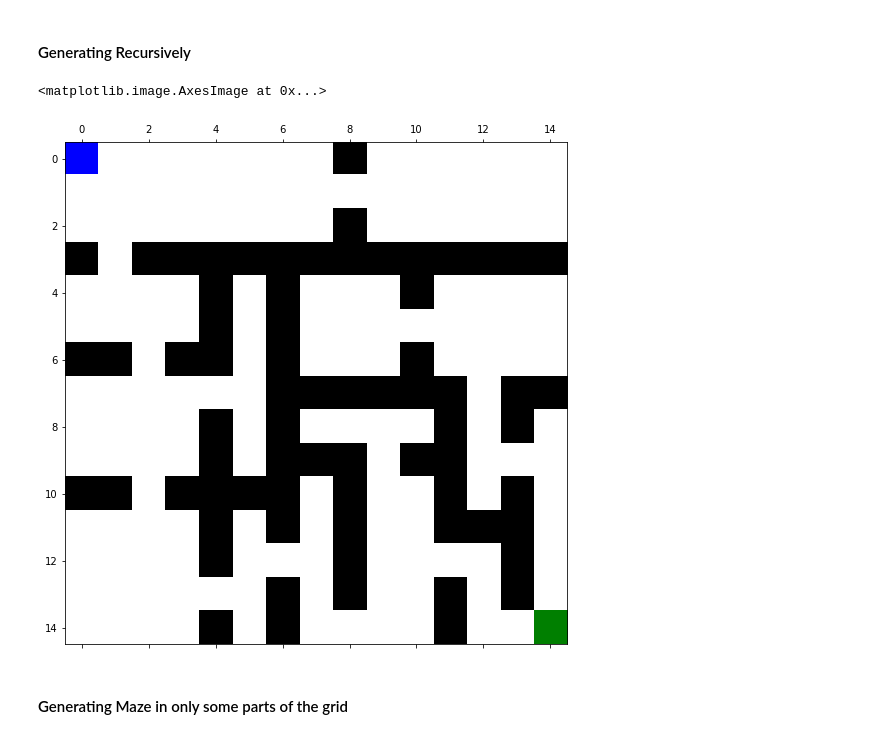
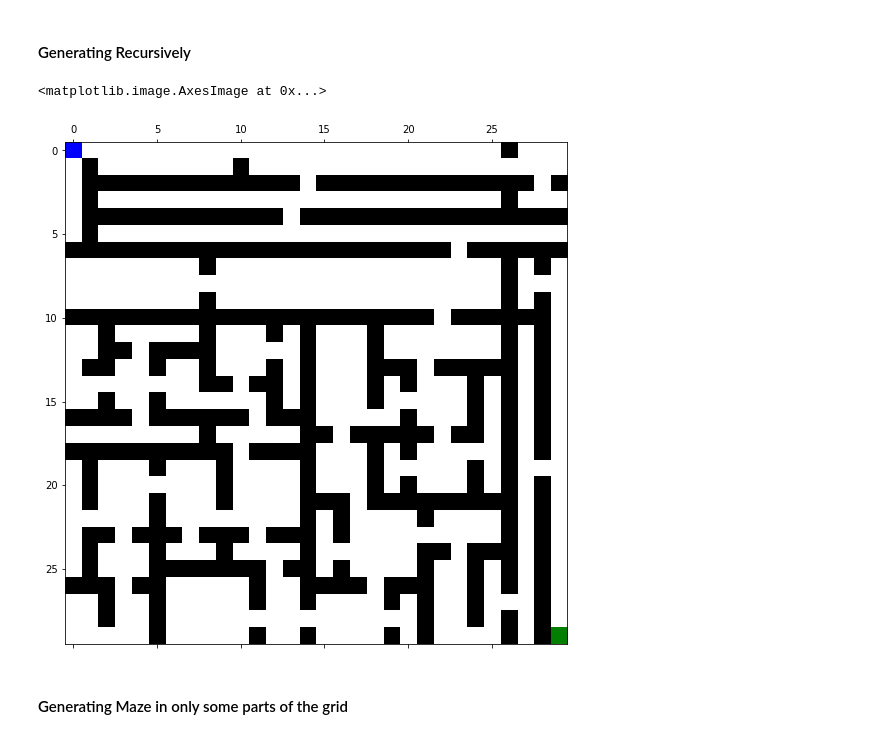
Before and after one commit to morriartie/maze_generator, a Jupyter notebook: maze_gen.ipynb, the cells around one changed output. Saved outputs shown, nothing was run; the diff lists cells and outputs as text; code cells hidden in the pictures.

Commit message:
added another maze example and TODO memo

```diff
--- a/maze_gen.ipynb
+++ b/maze_gen.ipynb
@@ -104,7 +104,6 @@ plt.matshow(maze.T)
 # %% [markdown]
 #### Generating Recursively
 # %%
-
 def generate_maze(maze, p0, p1, h, p, dp):
     out = halve(maze, p0, p1, h, 1, dp)
     if not out:
@@ -116,22 +115,20 @@ def generate_maze(maze, p0, p1, h, p, dp):
     generate_maze(maze, h1[0], h1[1], nch, 0, dp3)
     # for h2:
     generate_maze(maze, h2[0], h2[1], nch, 0, dp3)
-
-
-
-x_size = 15
-y_size = 15
-maze = np.zeros((x_size, y_size))
-generate_maze(maze, (0,0), (x_size, y_size), 1, 1, [(0,0)])
-maze[0,0] = 2
-maze[x_size-1, y_size-1] = 3
-
-cmap = ListedColormap(['w','k','r','b','g'])
-plt.figure(figsize=(9,9))
-plt.matshow(maze.T, fignum=1, cmap=cmap)
-# %% [output]
-<matplotlib.image.AxesImage at 0x...>
-[figure, removed]
+# %%
+x_size = 30
+y_size = 30
+maze = np.zeros((x_size, y_size))
+generate_maze(maze, (0,0), (x_size, y_size), 1, 1, [(0,0)])
+maze[0,0] = 2
+maze[x_size-1, y_size-1] = 3
+
+cmap = ListedColormap(['w','k','r','b','g'])
+plt.figure(figsize=(9,9))
+plt.matshow(maze.T, fignum=1, cmap=cmap)
+# %% [output]
+<matplotlib.image.AxesImage at 0x...>
+[figure, added]
 # %% [markdown]
 #### Generating Maze in only some parts of the grid
 # %%
```
Also changed, not shown: parts of 5 cells of this notebook.
